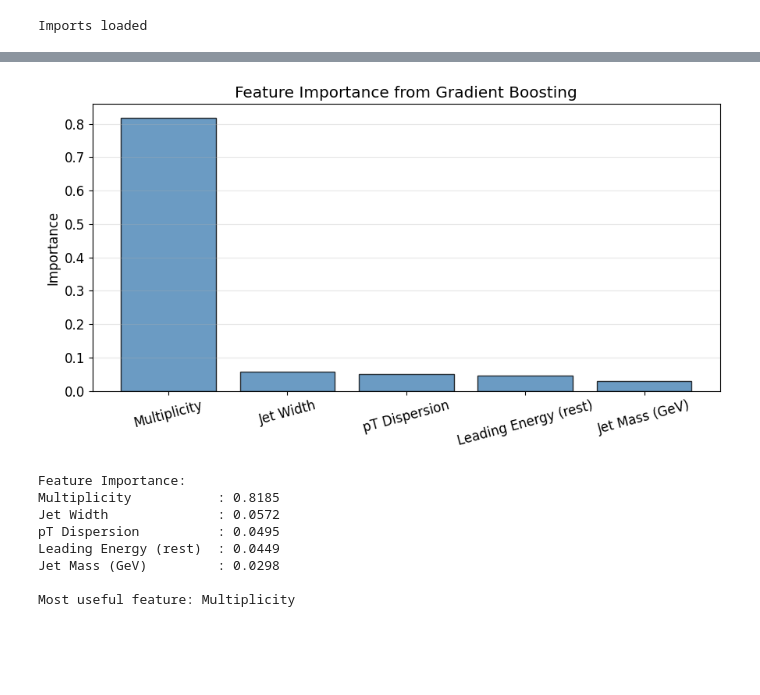
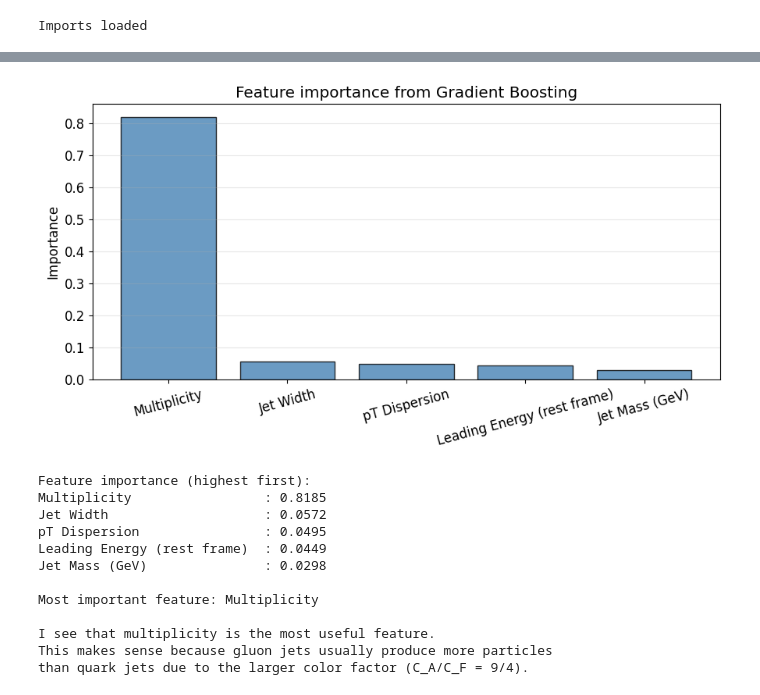
Before and after one commit to vennelavarshini18/HEPSIM_Screening, a Jupyter notebook: HEPSIM_Evaluation.ipynb, the cells around one changed output, grey strips where cells are left out. Saved outputs shown, nothing was run; the diff lists cells and outputs as text; code cells hidden in the pictures; blank space fills up the shorter version.

```diff
--- a/HEPSIM_Evaluation.ipynb
+++ b/HEPSIM_Evaluation.ipynb
@@ -227,18 +264,13 @@ mom4_q shape: (50000, 139, 4)
 # %%
-# compute total jet 4-momentum by summing constituents
+# sum all constituent 4-momenta to get the jet 4-momentum
+
 def jet_4mom(mom4, mask):
+    # add only real particles (pT > 0)
+    return np.sum(mom4 * mask[:, :, None], axis=1)
 
-    # ignore padded particles (pT = 0)
-    m = mask[:, :, np.newaxis]
-
-    # sum all constituents for each jet
-    return np.sum(mom4 * m, axis=1)
-
-
-# jet 4-momentum for quark and gluon jets
 pJ_q = jet_4mom(mom4_q, mask_q)
 pJ_g = jet_4mom(mom4_g, mask_g)
 
-print("Quark jet 4-momentum shape:", pJ_q.shape)
-print("Example jet (E, px, py, pz):", pJ_q[0].round(3))
+print("Jet 4-momentum shape:", pJ_q.shape)
+print("Example quark jet (E, px, py, pz):", pJ_q[0].round(3), "GeV")
 # %% [output]
@@ -738,37 +803,52 @@ True Quark  -> Predicted Quark : 7,620
 # %%
-# Get feature importance from the trained model
+# (d-iii) Check which features are most important in the model
+
 importances = clf.feature_importances_
-
-# Sort features from most important to least
 order = np.argsort(importances)[::-1]
 
-# Plot feature importance
-fig, ax = plt.subplots(figsize=(9,5))
-ax.bar(range(len(feat_names)), importances[order],
-       color='steelblue', edgecolor='k', alpha=0.8)
+fig, ax = plt.subplots(figsize=(9, 5))
+
+ax.bar(range(len(feat_names)),
+       importances[order],
+       color='steelblue',
+       edgecolor='k',
+       alpha=0.8)
 
 ax.set_xticks(range(len(feat_names)))
 ax.set_xticklabels([feat_names[i] for i in order], rotation=15)
+
 ax.set_ylabel("Importance")
-ax.set_title("Feature Importance from Gradient Boosting")
-ax.grid(True, axis='y', alpha=0.3)
+ax.set_title("Feature importance from Gradient Boosting")
+
+ax.grid(axis='y', alpha=0.3)
 
 plt.tight_layout()
 plt.show()
 
-print("\nFeature Importance:")
+
+# print the values
+print("Feature importance (highest first):")
+
 for i in order:
-    print(f"{feat_names[i]:<22} : {importances[i]:.4f}")
+    print(f"{feat_names[i]:<28} : {importances[i]:.4f}")
 
-print(f"\nMost useful feature: {feat_names[order[0]]}")
+print(f"\nMost important feature: {feat_names[order[0]]}")
+
+print("\nI see that multiplicity is the most useful feature.")
+print("This makes sense because gluon jets usually produce more particles")
+print("than quark jets due to the larger color factor (C_A/C_F = 9/4).")
 # %% [output]
-[figure, old version]
+[figure, new version]
-Feature Importance:
-Multiplicity           : 0.8185
-Jet Width              : 0.0572
-pT Dispersion          : 0.0495
-Leading Energy (rest)  : 0.0449
-Jet Mass (GeV)         : 0.0298
+Feature importance (highest first):
+Multiplicity                 : 0.8185
+Jet Width                    : 0.0572
+pT Dispersion                : 0.0495
+Leading Energy (rest frame)  : 0.0449
+Jet Mass (GeV)               : 0.0298
 
-Most useful feature: Multiplicity
+Most important feature: Multiplicity
+
+I see that multiplicity is the most useful feature.
+This makes sense because gluon jets usually produce more particles
+than quark jets due to the larger color factor (C_A/C_F = 9/4).
 # %%
```
Also changed, not shown: parts of 23 cells of this notebook.
